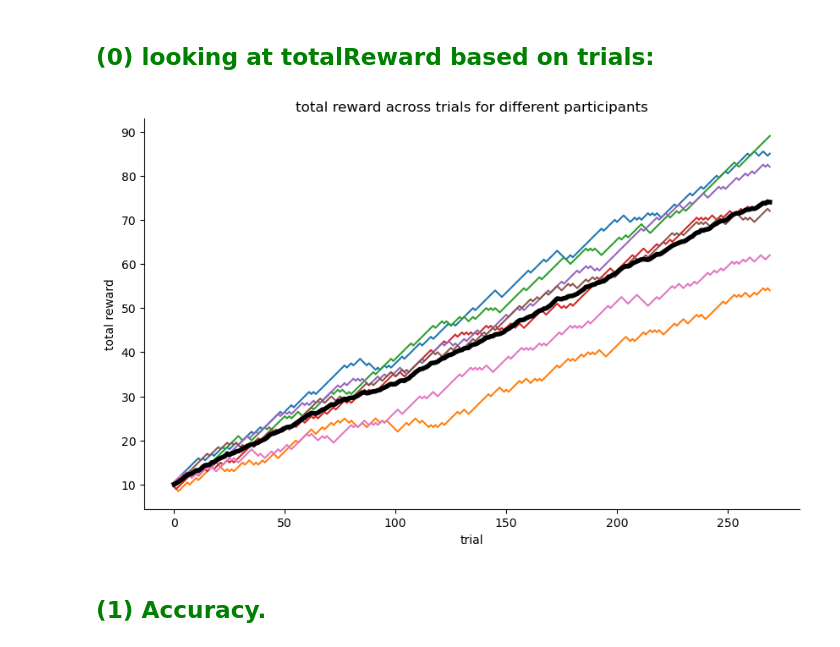
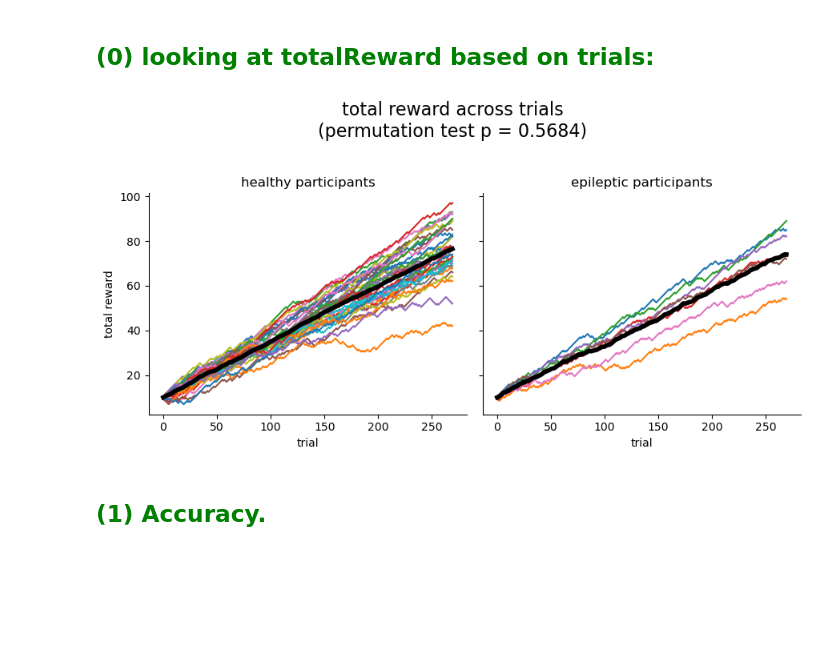
Before and after one commit to NiloufarShahdoustU/starling_behavioral_analysis, a Jupyter notebook: 3_healthy_epileptic_behavior.ipynb, the cells around one changed output. Cells and saved outputs as stored; diff of their text form; code cells hidden in the pictures; blank space fills up the shorter version.

```diff
--- a/3_healthy_epileptic_behavior.ipynb
+++ b/3_healthy_epileptic_behavior.ipynb
@@ -115,3 +93,11 @@ dataframes[6]
+# %%
+for df in dataframes:
+    df.drop(df[df['arrowRT'] == 'na'].index, inplace=True)
+    df.reset_index(drop=True, inplace=True)
+
+for df in dataframes_epileptic:
+    df.drop(df[df['arrowRT'] == 'na'].index, inplace=True)
+    df.reset_index(drop=True, inplace=True)
 # %% [markdown]
 ## number of participants
 # %%
@@ -130,29 +121,74 @@ colors = ['#808080',  '#ff7f0e', '#2ca02c', '#8B4513']
 # %% [markdown]
 <h2 style="color: green;">(0) looking at totalReward based on trials:</h2>
 # %%
-plt.figure(figsize=(10, 6))
+import matplotlib.pyplot as plt
+import numpy as np
+import os
+
+fig, axes = plt.subplots(1, 2, figsize=(9, 5), sharey=True)
+
+# --- Healthy Participants ---
 participant_totalReward_list = []
-
 
 for df in dataframes:
     participant_totalReward = df[df['totalReward'] != "na"]['totalReward'].astype(float).tolist()
     participant_totalReward_list.append(participant_totalReward)
-    plt.plot(participant_totalReward)
-
-plt.xlabel("trial")
-plt.ylabel("total reward")
-plt.title("total reward across trials for different participants")
-
-ax = plt.gca()
-ax.spines['top'].set_visible(False)
-ax.spines['right'].set_visible(False)
+    axes[0].plot(participant_totalReward)
 
 mean_total_reward = np.mean(participant_totalReward_list, axis=0)
-plt.plot(mean_total_reward, color='black', linewidth =  4, alpha = 1)
-plt.savefig(os.path.join(output_folder, "total_reward_plot.pdf"), format="pdf", dpi=300, bbox_inches="tight")
+axes[0].plot(mean_total_reward, color='black', linewidth=4, alpha=1)
+axes[0].set_title("healthy participants")
+axes[0].set_xlabel("trial")
+axes[0].set_ylabel("total reward")
+axes[0].spines['top'].set_visible(False)
+axes[0].spines['right'].set_visible(False)
+
+# --- Epileptic Participants ---
+participant_totalReward_list_epileptic = []
+
+for df in dataframes_epileptic:
+    participant_totalReward = df[df['totalReward'] != "na"]['totalReward'].astype(float).tolist()
+    participant_totalReward_list_epileptic.append(participant_totalReward)
+    axes[1].plot(participant_totalReward)
+
+mean_total_reward_epileptic = np.mean(participant_totalReward_list_epileptic, axis=0)
+axes[1].plot(mean_total_reward_epileptic, color='black', linewidth=4, alpha=1)
+axes[1].set_title("epileptic participants")
+axes[1].set_xlabel("trial")
+axes[1].spines['top'].set_visible(False)
+axes[1].spines['right'].set_visible(False)
+
+# --- Permutation Test ---
+healthy_means = np.mean(participant_totalReward_list, axis=1)
+epileptic_means = np.mean(participant_totalReward_list_epileptic, axis=1)
+observed_diff = np.mean(healthy_means) - np.mean(epileptic_means)
+combined = np.concatenate([healthy_means, epileptic_means])
+n_healthy = len(healthy_means)
+n_permutations = 10000
+permuted_diffs = []
+
+np.random.seed(0)
+for _ in range(n_permutations):
+    permuted = np.random.permutation(combined)
+    group1 = permuted[:n_healthy] # making to different groups group1 healthy and goup2 epileptic
+    group2 = permuted[n_healthy:]
+    diff = np.mean(group1) - np.mean(group2)
+    permuted_diffs.append(diff)
+
+permuted_diffs = np.array(permuted_diffs)
+p_value = np.mean(np.abs(permuted_diffs) >= np.abs(observed_diff))
+
+
+
+main_title = "total reward across trials"
+result_text = f"(permutation test p = {p_value:.4f})"
+plt.suptitle(f"{main_title}\n{result_text}", fontsize=16)
+
+plt.tight_layout(rect=[0, 0.08, 1, 0.95])
+plt.savefig(os.path.join(output_folder, "total_reward_comparison.pdf"), format="pdf", dpi=300, bbox_inches="tight")
 plt.show()
 # %% [output]
-[figure, old version]
+[figure, new version]
 # %% [markdown]
 <h2 style="color: green;">(1) Accuracy.</h2>
 # %% [markdown]
```
Also changed, not shown: parts of 32 cells of this notebook, 1 other file.
